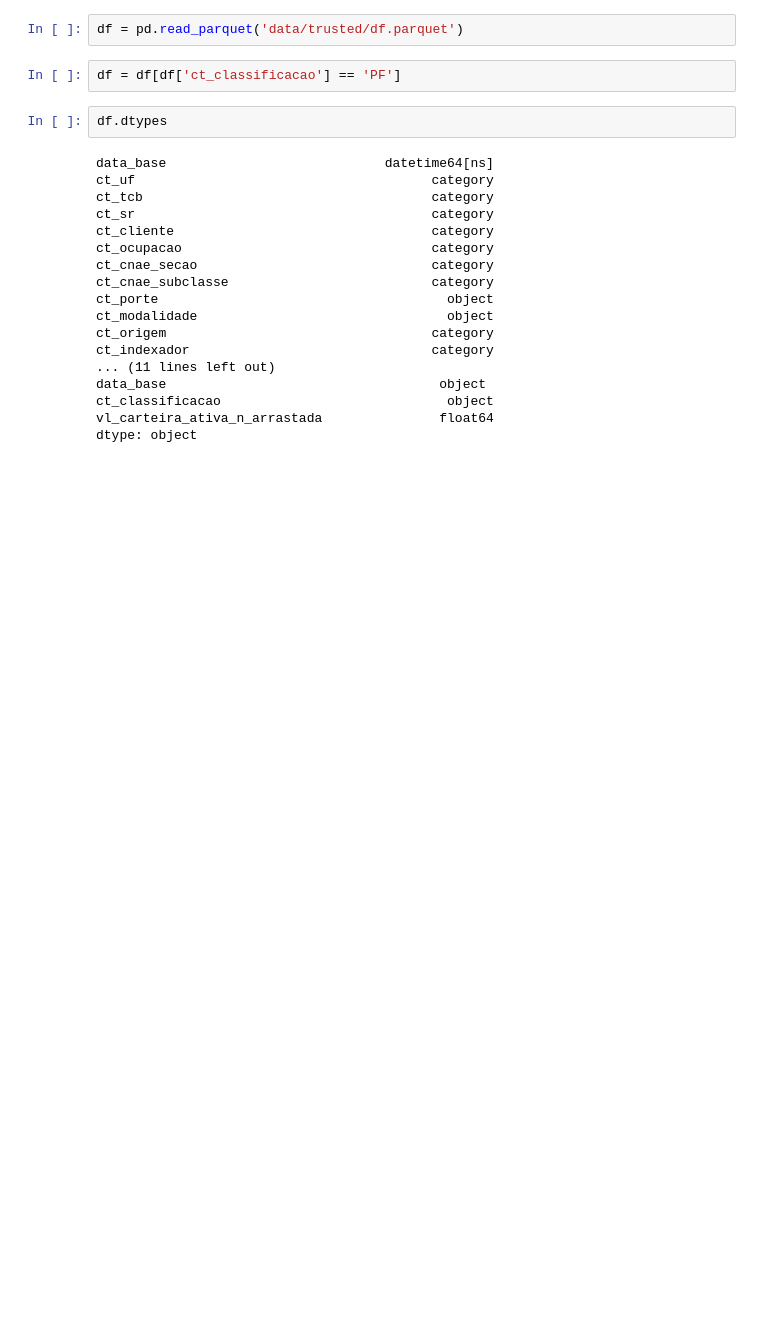
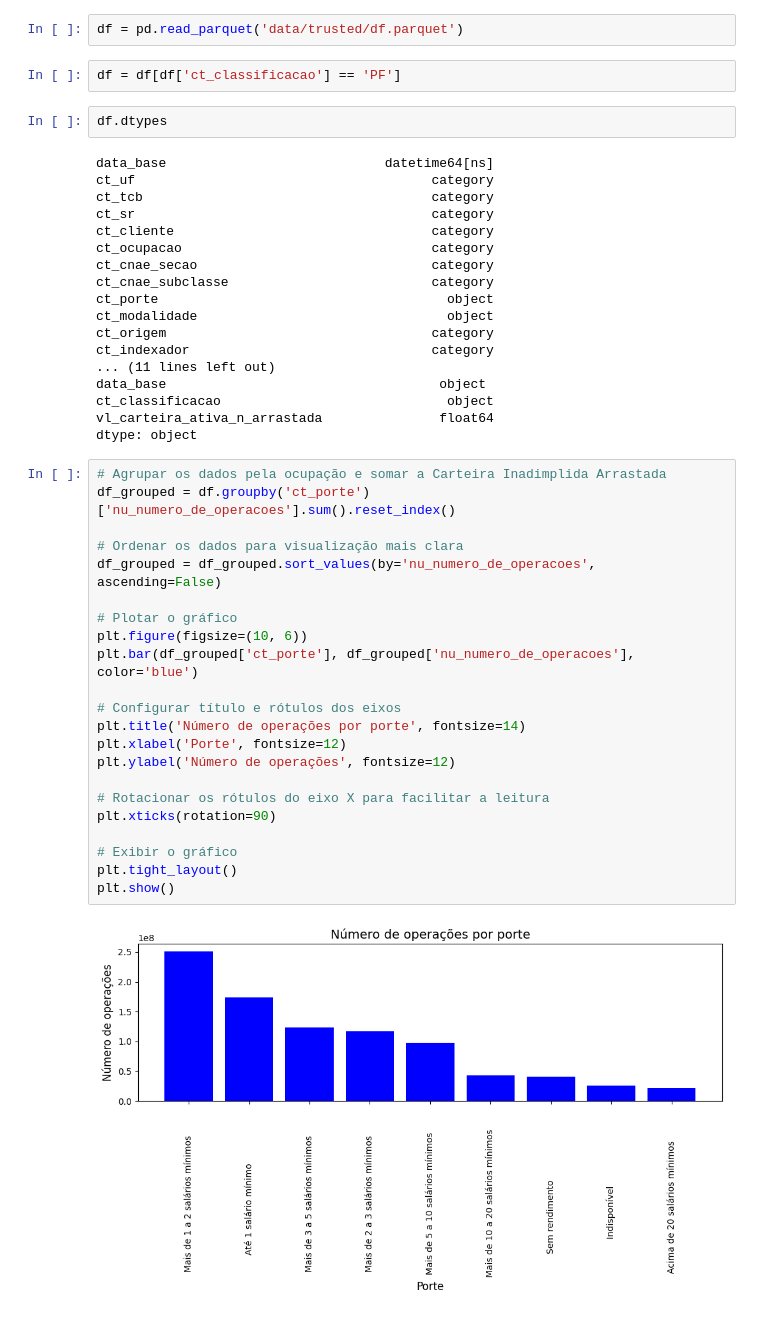
Before and after one commit to AutoProvision/market-analysis.notebook, a Jupyter notebook: analysis_pf.ipynb, the cells around one changed output. Drawn from its saved outputs; the diff is of its cells as text; blank space fills up the shorter version.

```diff
--- a/analysis_pf.ipynb
+++ b/analysis_pf.ipynb
@@ -30,3 +30,27 @@ ct_indexador                               category
 ct_classificacao                             object
 vl_carteira_ativa_n_arrastada               float64
 dtype: object
+# %%
+# Agrupar os dados pela ocupação e somar a Carteira Inadimplida Arrastada
+df_grouped = df.groupby('ct_porte')['nu_numero_de_operacoes'].sum().reset_index()
+
+# Ordenar os dados para visualização mais clara
+df_grouped = df_grouped.sort_values(by='nu_numero_de_operacoes', ascending=False)
+
+# Plotar o gráfico
+plt.figure(figsize=(10, 6))
+plt.bar(df_grouped['ct_porte'], df_grouped['nu_numero_de_operacoes'], color='blue')
+
+# Configurar título e rótulos dos eixos
+plt.title('Número de operações por porte', fontsize=14)
+plt.xlabel('Porte', fontsize=12)
+plt.ylabel('Número de operações', fontsize=12)
+
+# Rotacionar os rótulos do eixo X para facilitar a leitura
+plt.xticks(rotation=90)
+
+# Exibir o gráfico
+plt.tight_layout()
+plt.show()
+# %% [output]
+[figure, added]
```
Also changed, not shown: parts of 5 cells of this notebook.
